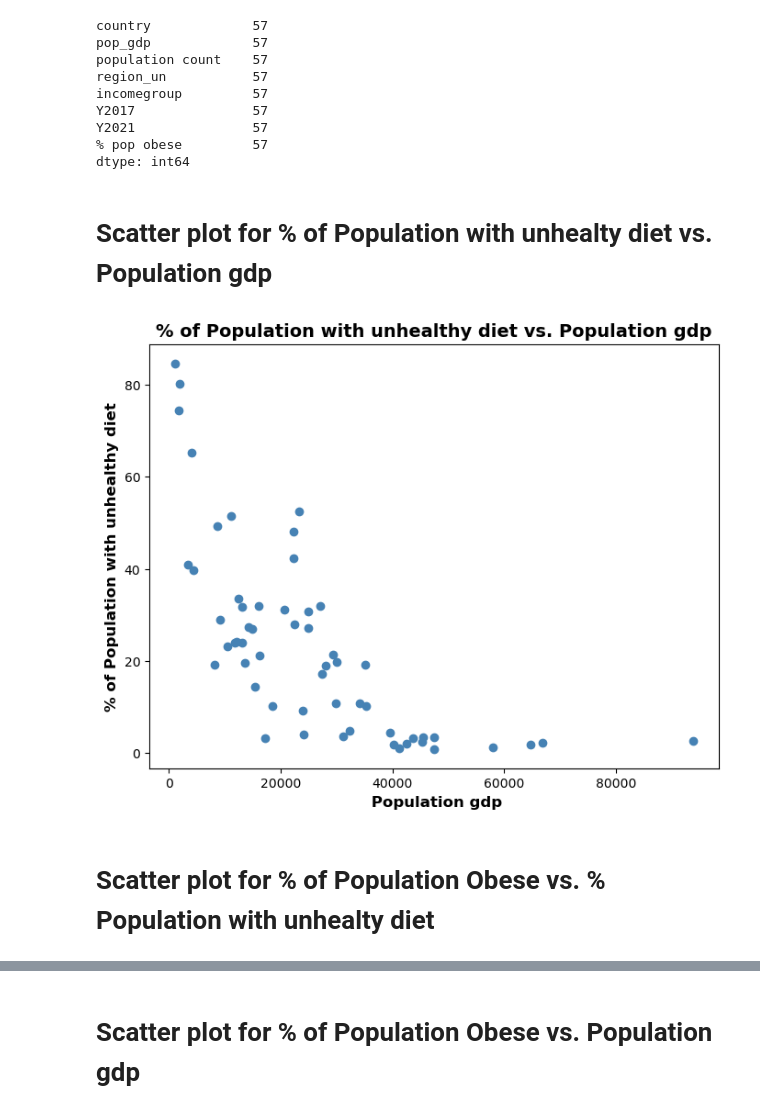
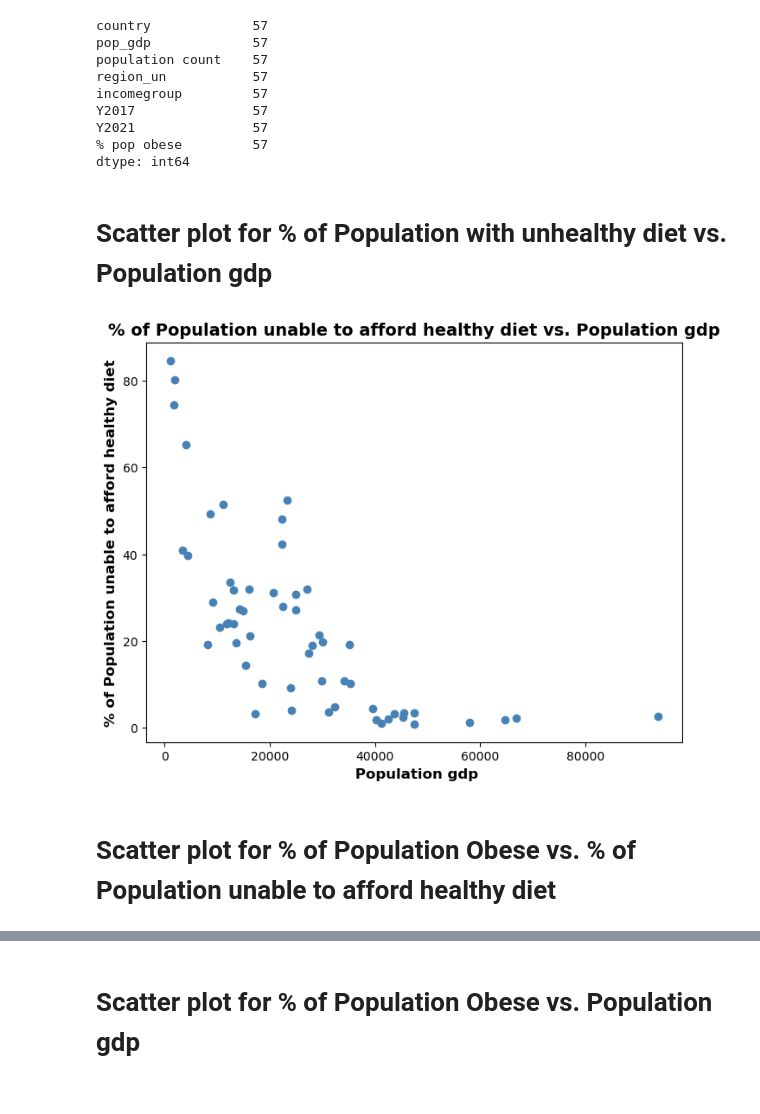
Before and after one commit to janettelau/consumption-patterns, a Jupyter notebook: Affordability_Obesity_sunil.ipynb, the cells around one changed output, grey strips where cells are left out. Saved outputs shown, nothing was run; the diff lists cells and outputs as text; code cells hidden in the pictures.

```diff
--- a/Affordability_Obesity_sunil.ipynb
+++ b/Affordability_Obesity_sunil.ipynb
@@ -253,30 +242,30 @@ Y2021               57
 % pop obese         57
 dtype: int64
 # %% [markdown]
-# Scatter plot for % of Population with unhealty diet vs.  Population gdp
+# Scatter plot for % of Population with unhealthy diet vs.  Population gdp
 # %%
 # Build scatter plot for % of Population with unhealty diet vs.  Population gdp
 # YOUR CODE HERE
 # Create the scatter plot
 x = income_unhealthy_diet_obesity_df['pop_gdp']
 y = income_unhealthy_diet_obesity_df['Y2017']
 plt.figure(figsize=(8, 6))
 plt.scatter(x, y, color='steelblue')
 
 # Incorporate the other graph properties
 # YOUR CODE HERE
 # Add labels and title
-plt.title('% of Population with unhealthy diet vs. Population gdp', fontsize=14, fontweight='bold')
+plt.title('% of Population unable to afford healthy diet vs. Population gdp', fontsize=14, fontweight='bold')
 plt.xlabel(' Population gdp', fontsize=12, fontweight='bold')
-plt.ylabel('% of Population with unhealthy diet', fontsize=12, fontweight='bold')
+plt.ylabel('% of Population unable to afford healthy diet', fontsize=12, fontweight='bold')
 
 # Save the figure
-plt.savefig("Output/Fig1.png")
+plt.savefig("Output/UnhealthydietVspopgdp.png")
 
 # Show plot
 plt.show()
 # %% [output]
-[figure, old version]
+[figure, new version]
 # %% [markdown]
-# Scatter plot for % of Population Obese vs. % Population with unhealty diet
+# Scatter plot for % of Population Obese vs. % of Population unable to afford healthy diet
 # %%
```
Also changed, not shown: parts of 14 cells of this notebook, 4 other files.
